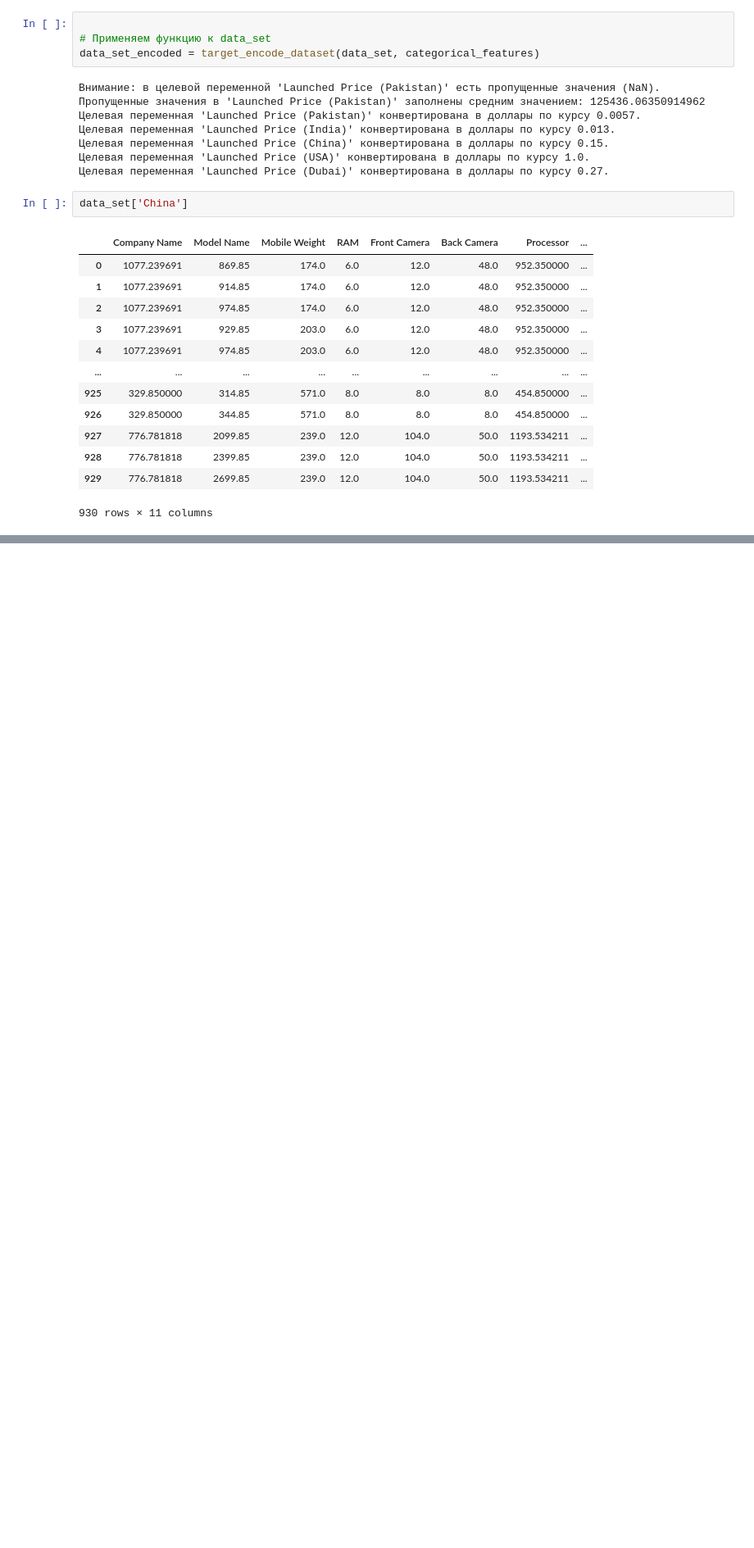
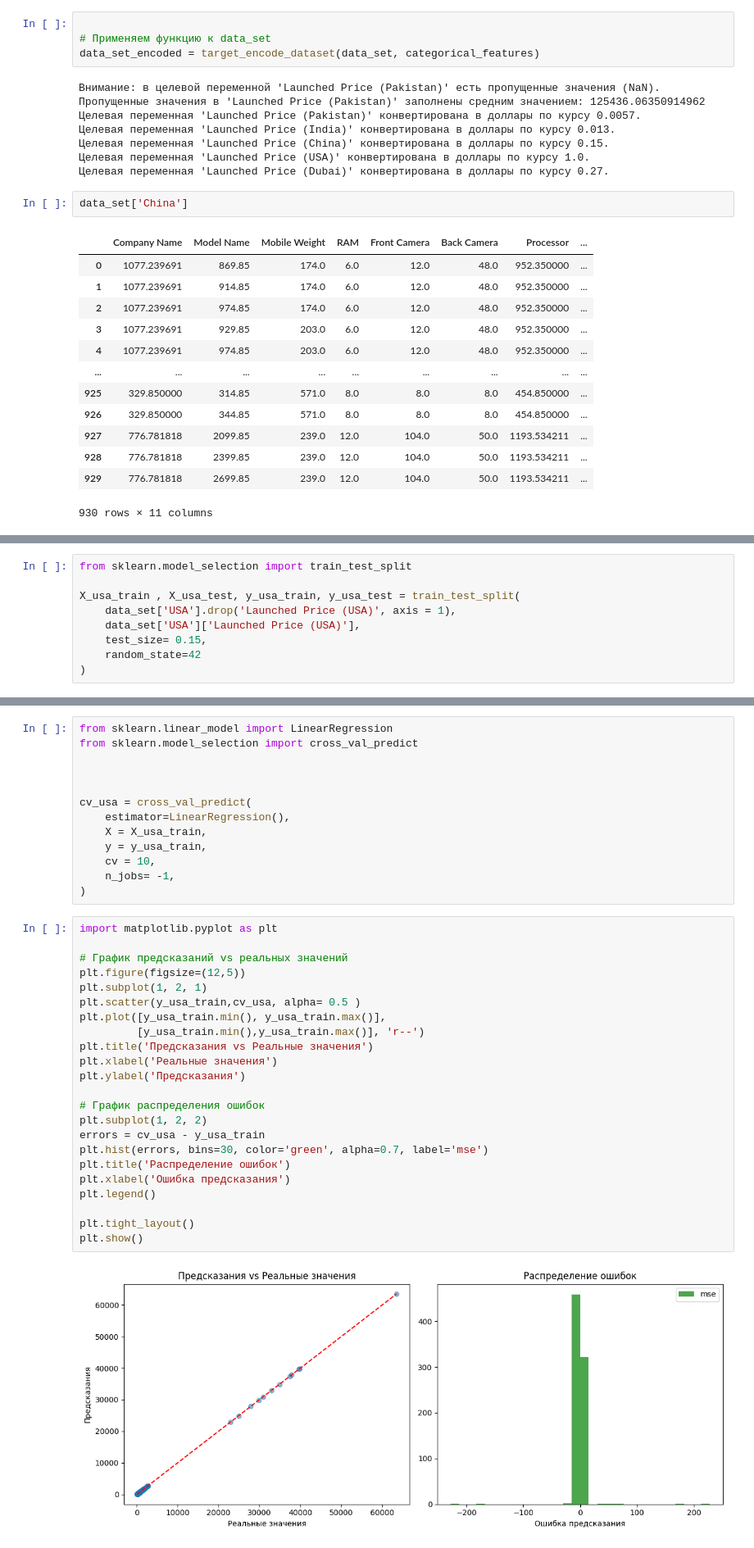
Before and after one commit to IamGuts/Stronghold_of_digital_martyrdom, a Jupyter notebook: Projects/Modile Dataset/Modile_data.ipynb, the cells around one changed output, grey strips where cells are left out. Shown at 82% size. Drawn from its saved outputs; the diff is of its cells as text; blank space fills up the shorter version.

```diff
--- a/Projects/Modile Dataset/Modile_data.ipynb
+++ b/Projects/Modile Dataset/Modile_data.ipynb
@@ -375,0 +379,9 @@ data_set['China']
+# %%
+from sklearn.model_selection import train_test_split
+
+X_usa_train , X_usa_test, y_usa_train, y_usa_test = train_test_split(
+    data_set['USA'].drop('Launched Price (USA)', axis = 1),
+    data_set['USA']['Launched Price (USA)'],
+    test_size= 0.15,
+    random_state=42
+)
@@ -375,0 +390,38 @@ data_set['China']
+# %%
+from sklearn.linear_model import LinearRegression
+from sklearn.model_selection import cross_val_predict
+
+
+
+cv_usa = cross_val_predict(
+    estimator=LinearRegression(),
+    X = X_usa_train,
+    y = y_usa_train,
+    cv = 10,
+    n_jobs= -1,
+)
+# %%
+import matplotlib.pyplot as plt
+
+# График предсказаний vs реальных значений
+plt.figure(figsize=(12,5))
+plt.subplot(1, 2, 1)
+plt.scatter(y_usa_train,cv_usa, alpha= 0.5 )
+plt.plot([y_usa_train.min(), y_usa_train.max()],
+         [y_usa_train.min(),y_usa_train.max()], 'r--')
+plt.title('Предсказания vs Реальные значения')
+plt.xlabel('Реальные значения')
+plt.ylabel('Предсказания')
+
+# График распределения ошибок
+plt.subplot(1, 2, 2)
+errors = cv_usa - y_usa_train
+plt.hist(errors, bins=30, color='green', alpha=0.7, label='mse')
+plt.title('Распределение ошибок')
+plt.xlabel('Ошибка предсказания')
+plt.legend()
+
+plt.tight_layout()
+plt.show()
+# %% [output]
+[figure, added]
```
Also changed, not shown: parts of 9 cells of this notebook.
